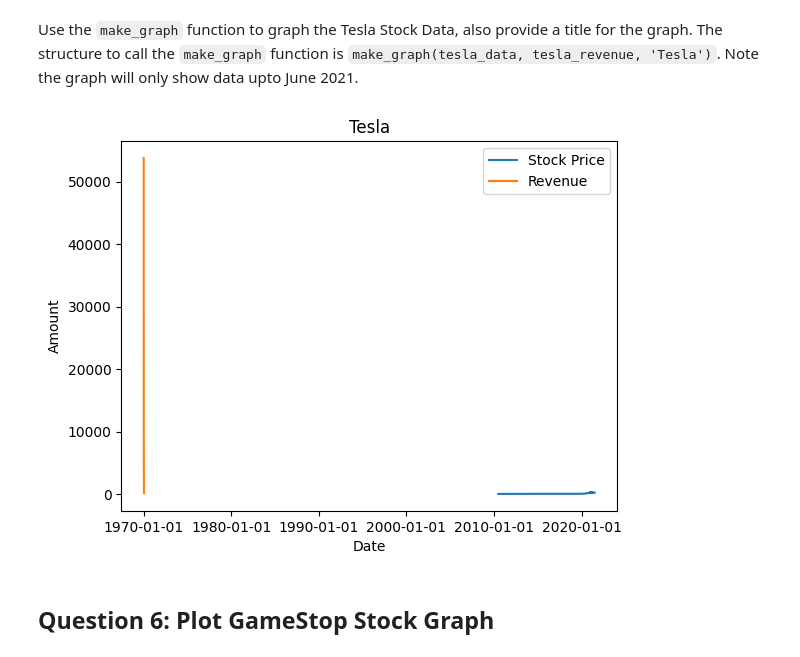
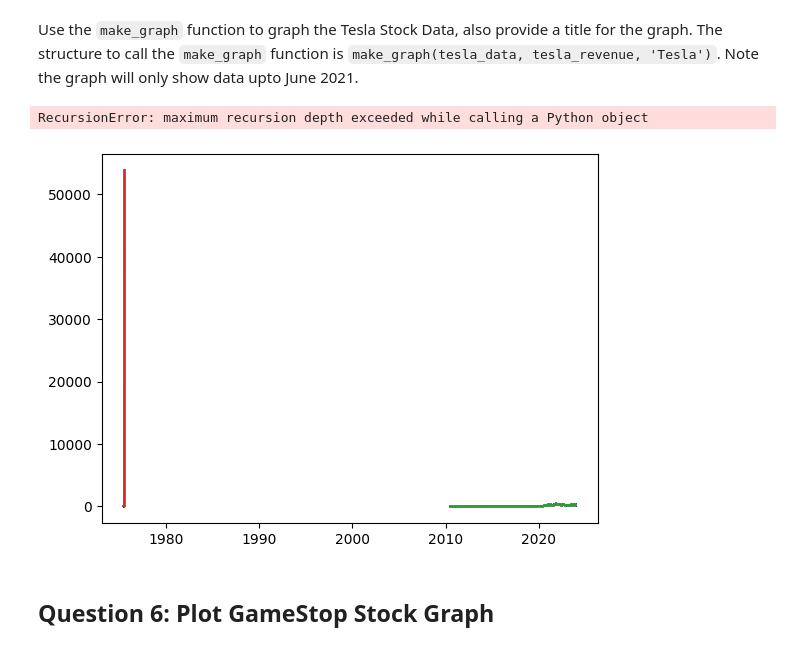
Before and after one commit to yasmin203/DataAnalysisPython, a Jupyter notebook: AMD.ipynb, the cells around one changed output. Drawn from its saved outputs; the diff is of its cells as text; code cells hidden in the pictures.

```diff
--- a/AMD.ipynb
+++ b/AMD.ipynb
@@ -165,6 +95,14 @@ tesla_revenue.columns = new_columns
 
 # Print the modified DataFrame
 print(tesla_revenue)
+# tesla_revenue = pd.DataFrame(columns=["Date", "Revenue"])
+
+# for row in soup.find("tbody").find_all("tr"):
+#     col = row.find_all("td")
+#     date = col[0].text
+#     revenue = col[1].text
+
+tesla_revenue = tesla_revenue.append({"Date":date, "Revenue":revenue}, ignore_index=True)
 # %% [output]
     Date  Revenue
 0   2021  $53,823
@@ -374,10 +280,13 @@ gme_revenue.tail(5)
 ## Question 5: Plot Tesla Stock Graph
 # %% [markdown]
 Use the `make_graph` function to graph the Tesla Stock Data, also provide a title for the graph. The structure to call the `make_graph` function is `make_graph(tesla_data, tesla_revenue, 'Tesla')`. Note the graph will only show data upto June 2021.
-# %%
-make_graph(tesla_data, tesla_revenue, "Tesla")
-# %% [output]
-[figure, removed]
+# %%
+
+make_graph(tesla_data, tesla_revenue, 'TESLA')
+tesla_revenue["Revenue"] = pd.to_numeric(tesla_revenue["Revenue"])
+# %% [output]
+RecursionError: maximum recursion depth exceeded while calling a Python object
+[figure, added]
 # %% [markdown]
 ## Question 6: Plot GameStop Stock Graph
 # %% [markdown]
```
Also changed, not shown: parts of 25 cells of this notebook, 1 other file.
